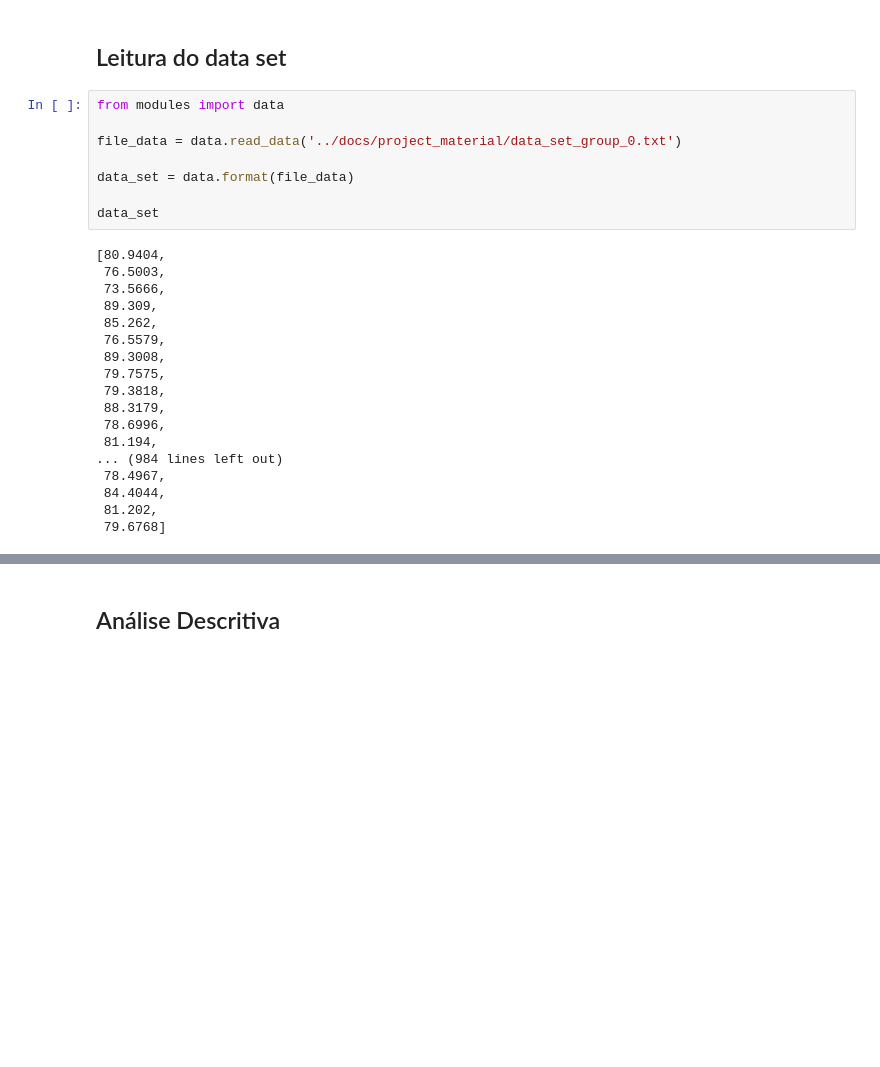
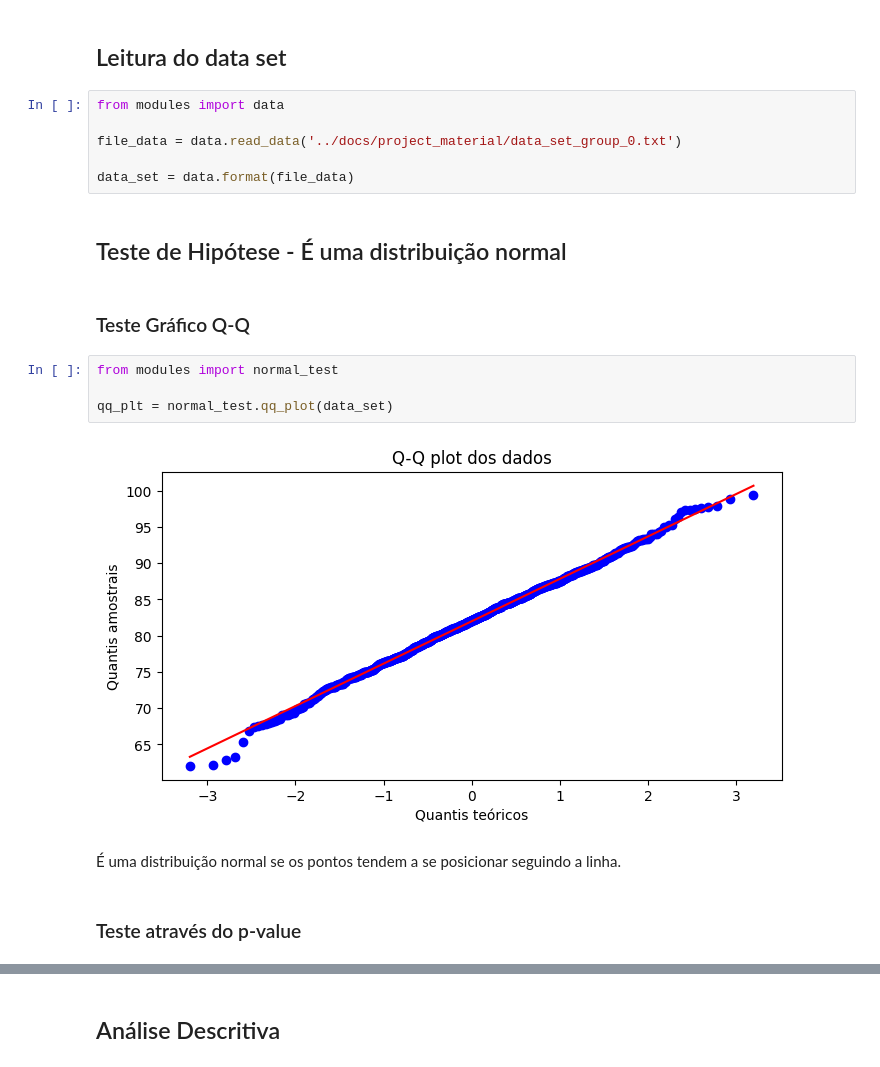
Before and after one commit to HitaloNasc/project-statistics-and-probability-computing, a Jupyter notebook: src/main.ipynb, the cells around one changed output, grey strips where cells are left out. Saved outputs shown, nothing was run; the diff lists cells and outputs as text; blank space fills up the shorter version.

Commit message:
add normal hypothesis test

```diff
--- a/src/main.ipynb
+++ b/src/main.ipynb
@@ -14,23 +14,17 @@ from modules import data
 file_data = data.read_data('../docs/project_material/data_set_group_0.txt')
 
 data_set = data.format(file_data)
-
-data_set
-# %% [output]
-[80.9404,
- 76.5003,
- 73.5666,
- 89.309,
- 85.262,
- 76.5579,
- 89.3008,
- 79.7575,
- 79.3818,
- 88.3179,
- 78.6996,
- 81.194,
-... (984 lines left out)
- 78.4967,
- 84.4044,
- 81.202,
- 79.6768]
+# %% [markdown]
+## Teste de Hipótese - É uma distribuição normal
+# %% [markdown]
+### Teste Gráfico Q-Q
+# %%
+from modules import normal_test
+
+qq_plt = normal_test.qq_plot(data_set)
+# %% [output]
+[figure, added]
+# %% [markdown]
+É uma distribuição normal se os pontos tendem a se posicionar seguindo a linha.
+# %% [markdown]
+### Teste através do p-value
```
Also changed, not shown: parts of 1 cell of this notebook, 1 other file.
